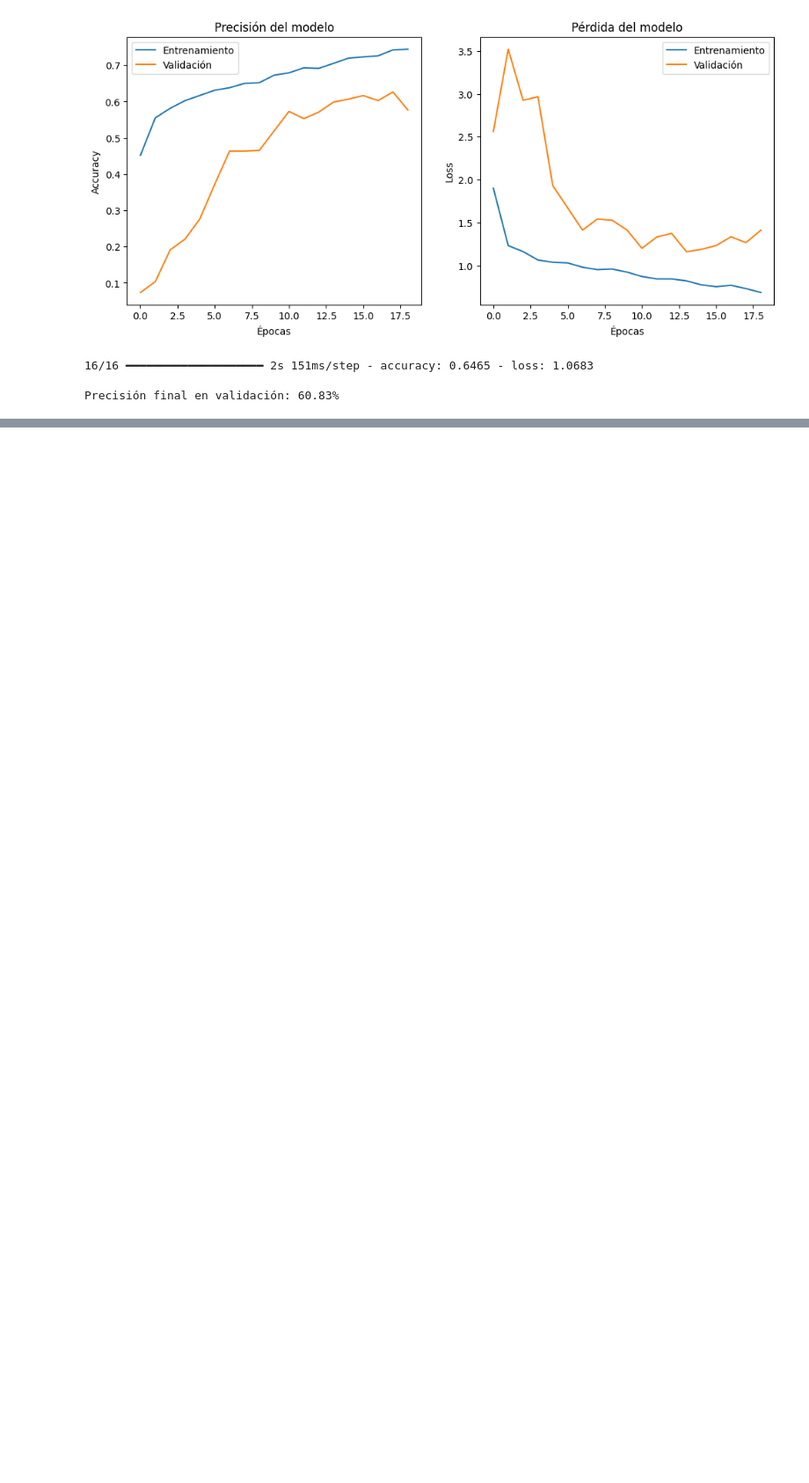
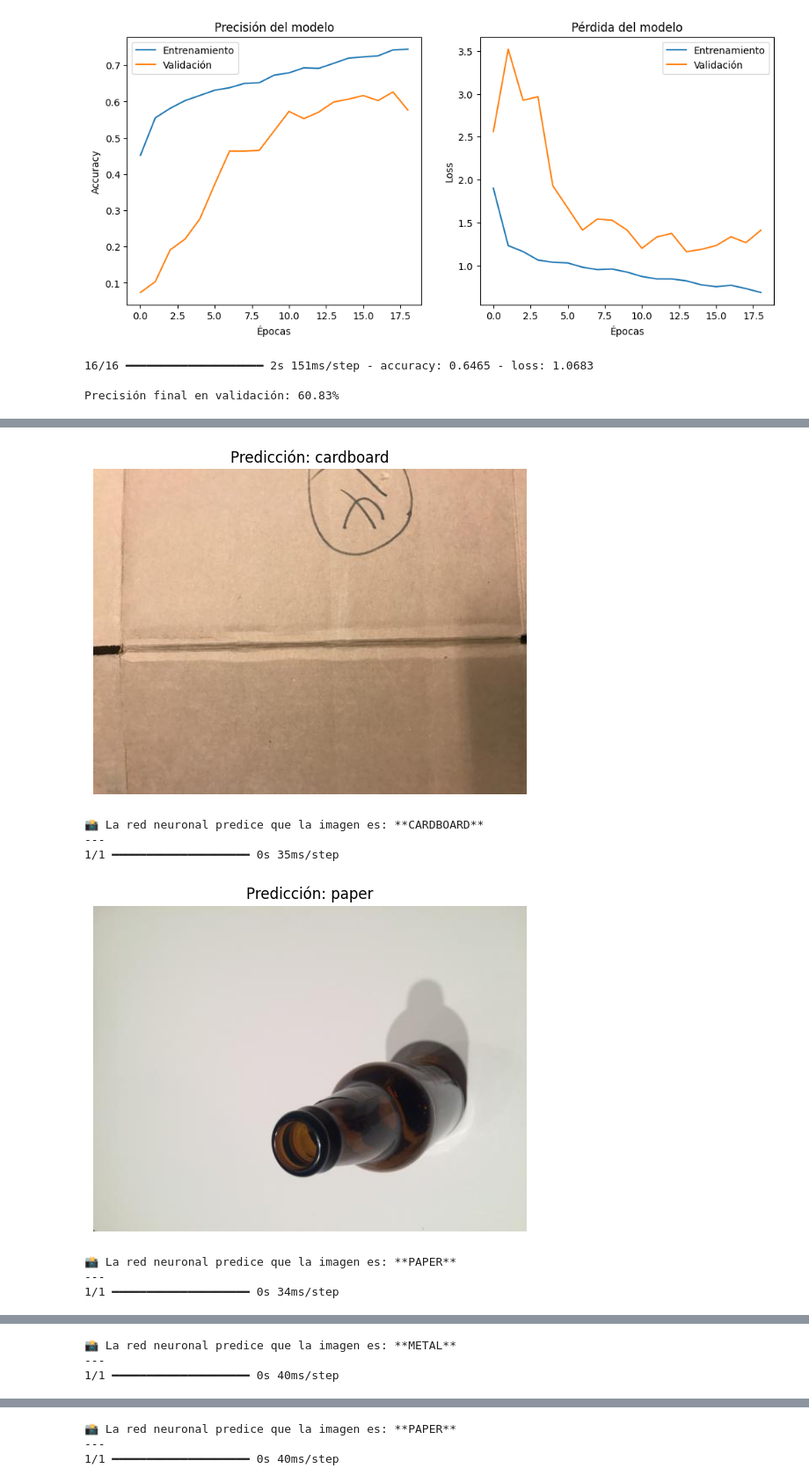
Before and after one commit to BiancaCalderon/DL_PRY, a Jupyter notebook: ClasificadorResiduos.ipynb, the cells around one changed output, grey strips where cells are left out. Shown at 88% size. Drawn from its saved outputs; the diff is of its cells as text; code cells hidden in the pictures; blank space fills up the shorter version.

```diff
--- a/ClasificadorResiduos.ipynb
+++ b/ClasificadorResiduos.ipynb
@@ -214,3 +214,57 @@ print(f"\nPrecisión final en validación: {val_acc:.2%}")
 16/16 ━━━━━━━━━━━━━━━━━━━━ 2s 151ms/step - accuracy: 0.6465 - loss: 1.0683
 
 Precisión final en validación: 60.83%
+# %%
+# PREDICCIÓN CON MÚLTIPLES IMÁGENES
+
+import numpy as np
+from tensorflow.keras.preprocessing import image
+import matplotlib.pyplot as plt
+import os
+
+image_paths = [
+    '/root/.cache/kagglehub/datasets/feyzazkefe/trashnet/versions/1/dataset-resized/cardboard/cardboard1.jpg',
+    '/root/.cache/kagglehub/datasets/feyzazkefe/trashnet/versions/1/dataset-resized/glass/glass1.jpg',
+    '/root/.cache/kagglehub/datasets/feyzazkefe/trashnet/versions/1/dataset-resized/metal/metal1.jpg',
+    '/root/.cache/kagglehub/datasets/feyzazkefe/trashnet/versions/1/dataset-resized/paper/paper1.jpg',
+    '/root/.cache/kagglehub/datasets/feyzazkefe/trashnet/versions/1/dataset-resized/plastic/plastic1.jpg',
+    '/root/.cache/kagglehub/datasets/feyzazkefe/trashnet/versions/1/dataset-resized/trash/trash1.jpg',
+]
+
+if not image_paths:
+    print("No hay rutas de imágenes en la lista 'image_paths'. Por favor, agrega algunas rutas para realizar predicciones.")
+else:
+    # Asegúrate de que train_generator esté definido antes de usarlo
+    if 'train_generator' not in globals():
+        print("Error: 'train_generator' no está definido. Por favor, ejecuta la celda que crea los generadores de imágenes primero.")
+    else:
+        for img_path in image_paths:
+            if not os.path.exists(img_path):
+                print(f"Error: La imagen '{img_path}' no se encontró. Saltando...")
+                continue
+
+            try:
+                # Cargar y preprocesar la imagen
+                img = image.load_img(img_path, target_size=(128, 128))
+                img_array = image.img_to_array(img) / 255.0
+                img_array = np.expand_dims(img_array, axis=0)  # convertir a batch
+
+                # Realizar predicción
+                pred = model.predict(img_array)
+                pred_class_index = np.argmax(pred, axis=1)[0]
+
+                # Obtener nombre de la clase
+                class_labels = {v: k for k, v in train_generator.class_indices.items()}
+                predicted_label = class_labels[pred_class_index]
+
+                # Mostrar resultado
+                plt.imshow(image.load_img(img_path))
+                plt.axis("off")
+                plt.title(f"Predicción: {predicted_label}")
+                plt.show()
+
+                print(f"📸 La red neuronal predice que la imagen es: **{predicted_label.upper()}**\n---")
+
+            except Exception as e:
+                print(f"Error al procesar la imagen '{img_path}': {e}\n---")
+# %% [output]
@@ -216,0 +272,8 @@ Precisión final en validación: 60.83%
+[figure, added]
+📸 La red neuronal predice que la imagen es: **CARDBOARD**
+---
+1/1 ━━━━━━━━━━━━━━━━━━━━ 0s 35ms/step
+[figure, added]
+📸 La red neuronal predice que la imagen es: **PAPER**
+---
+1/1 ━━━━━━━━━━━━━━━━━━━━ 0s 34ms/step
@@ -216,0 +281,3 @@ Precisión final en validación: 60.83%
+📸 La red neuronal predice que la imagen es: **METAL**
+---
+1/1 ━━━━━━━━━━━━━━━━━━━━ 0s 40ms/step
@@ -216,0 +285,3 @@ Precisión final en validación: 60.83%
+📸 La red neuronal predice que la imagen es: **PAPER**
+---
+1/1 ━━━━━━━━━━━━━━━━━━━━ 0s 40ms/step
```
Also changed, not shown: parts of 13 cells of this notebook.
